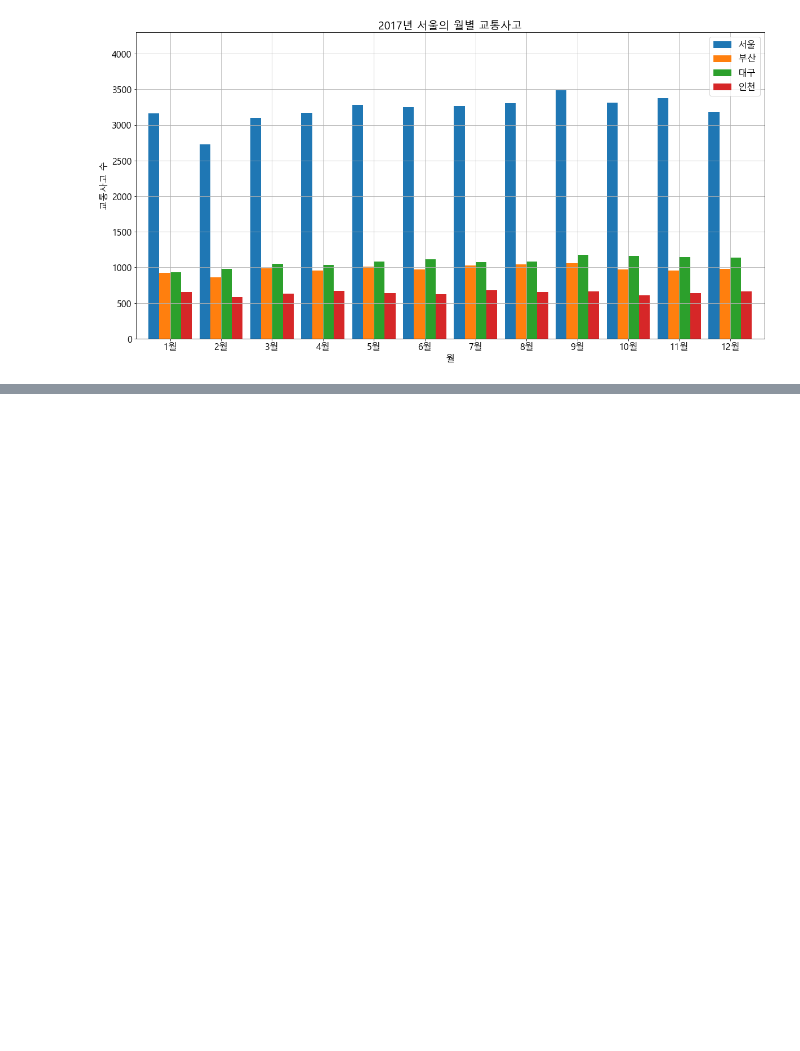
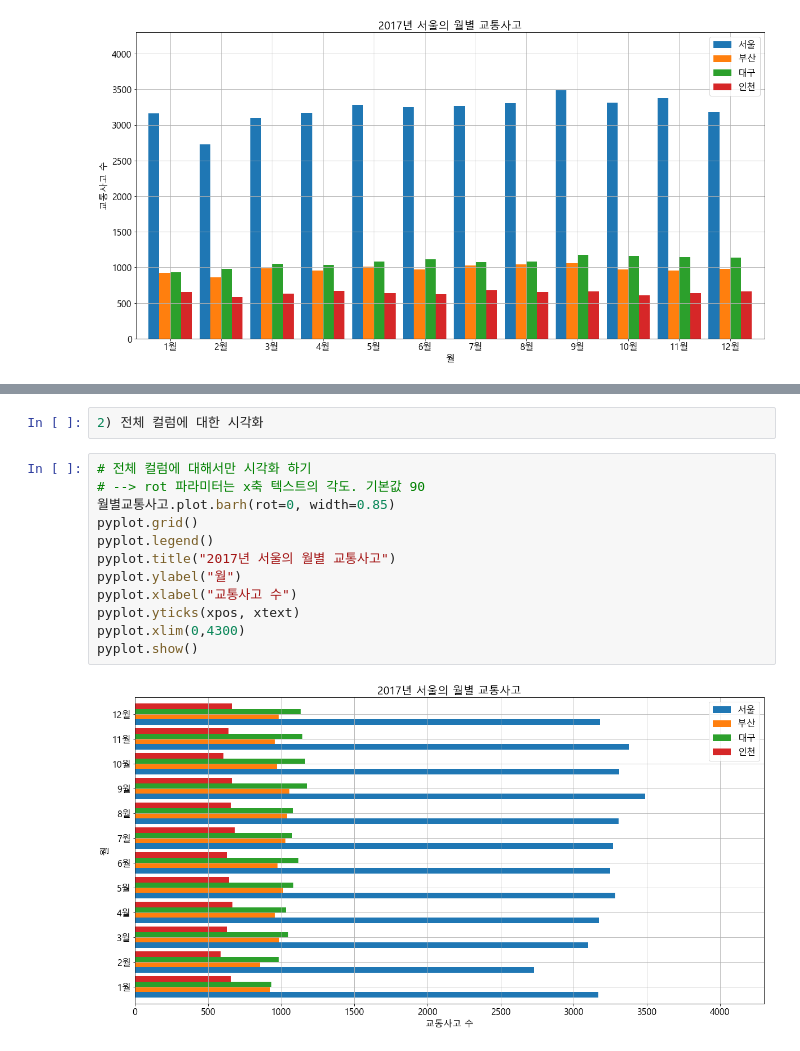
Before and after one commit to nice0001-angelo/DataAnalysis, a Jupyter notebook: 13-Pandas시각화.ipynb, the cells around one changed output, grey strips where cells are left out. Cells and saved outputs as stored; diff of their text form; blank space fills up the shorter version.

```diff
--- a/13-Pandas시각화.ipynb
+++ b/13-Pandas시각화.ipynb
@@ -191,0 +219,16 @@ pyplot.show()
+# %%
+2) 전체 컬럼에 대한 시각화
+# %%
+# 전체 컬럼에 대해서만 시각화 하기
+# --> rot 파라미터는 x축 텍스트의 각도. 기본값 90
+월별교통사고.plot.barh(rot=0, width=0.85)
+pyplot.grid()
+pyplot.legend()
+pyplot.title("2017년 서울의 월별 교통사고")
+pyplot.ylabel("월")
+pyplot.xlabel("교통사고 수")
+pyplot.yticks(xpos, xtext)
+pyplot.xlim(0,4300)
+pyplot.show()
+# %% [output]
+[figure, added]
```
Also changed, not shown: parts of 2 cells of this notebook.
